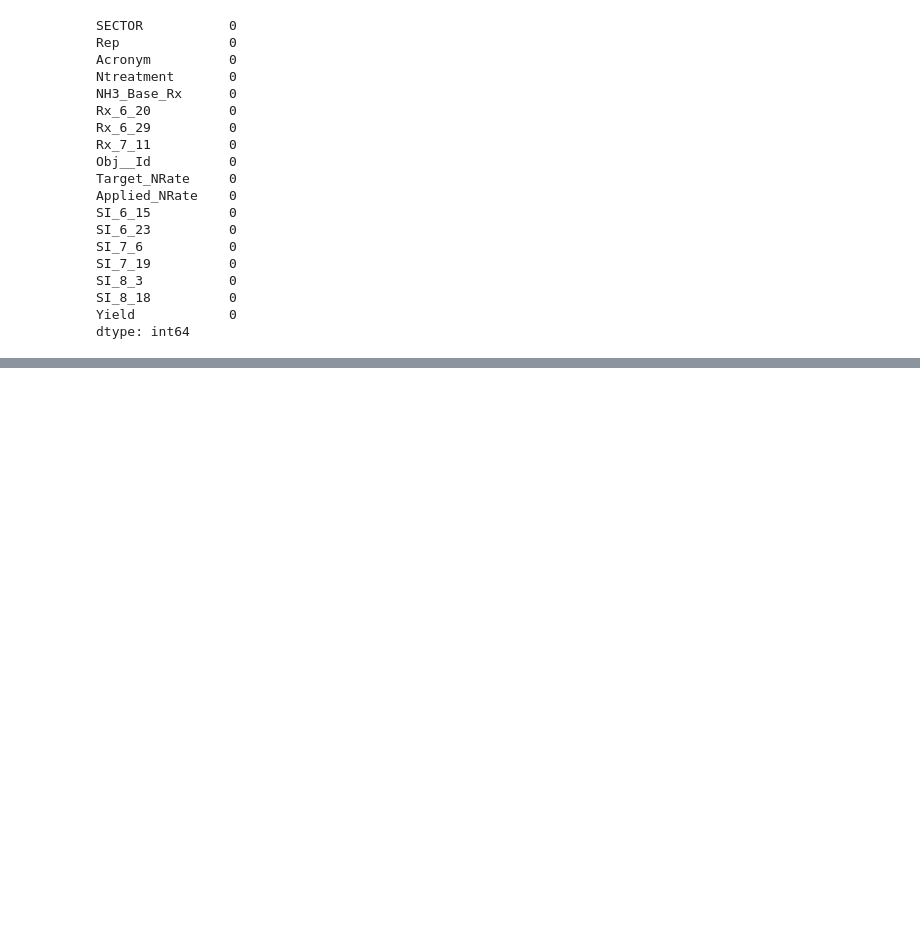
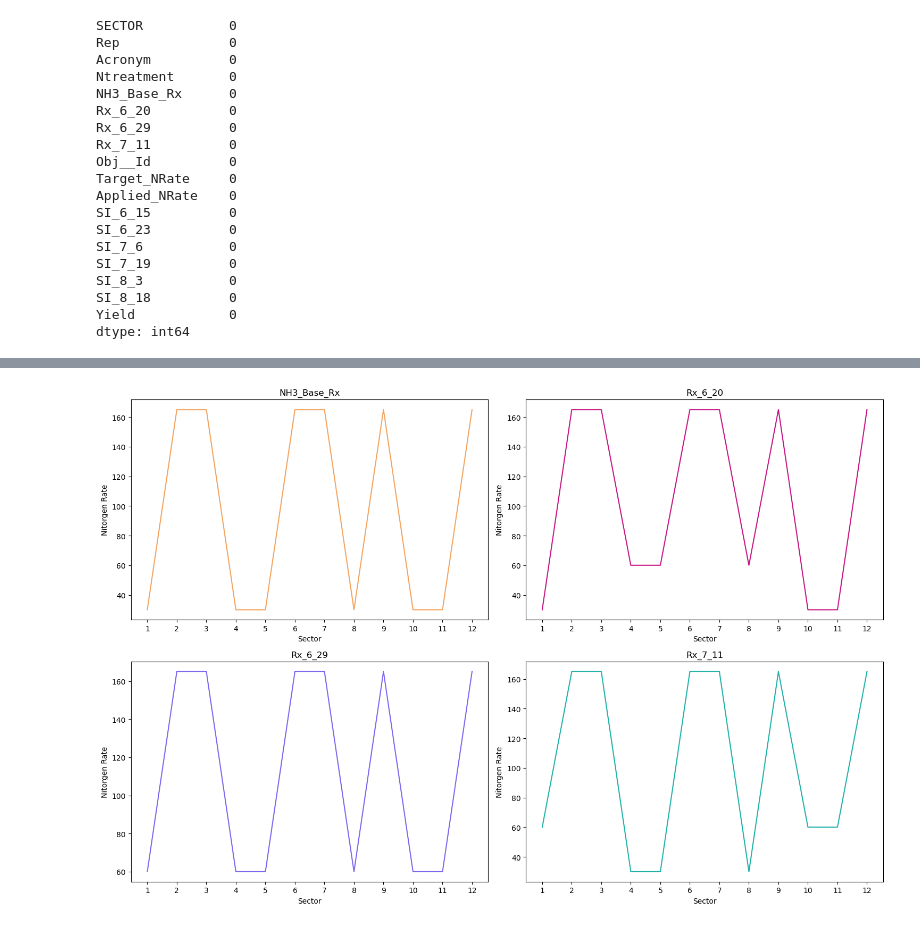
Before and after one commit to Gayara-Fernando/Summer_misc, a Jupyter notebook: Plots.ipynb, the cells around one changed output, grey strips where cells are left out. Cells and saved outputs as stored; diff of their text form; code cells hidden in the pictures; blank space fills up the shorter version.

```diff
--- a/Plots.ipynb
+++ b/Plots.ipynb
@@ -83,0 +111,22 @@ dtype: int64
+# %%
+# This plot is too crowded? Maybe create different subplots for different dates?
+fig, axs = plt.subplots(2, 2, figsize=(15,10))
+axs[0, 0].plot(sectors, CK_data['NH3_Base_Rx'], color = 'sandybrown')
+axs[0, 0].set_title('NH3_Base_Rx')
+axs[0, 1].plot(sectors, CK_data['Rx_6_20'], color = 'mediumvioletred')
+axs[0, 1].set_title('Rx_6_20')
+axs[1, 0].plot(sectors, CK_data['Rx_6_29'], color = 'mediumslateblue')
+axs[1, 0].set_title('Rx_6_29')
+axs[1, 1].plot(sectors, CK_data['Rx_7_11'],  color = 'lightseagreen')
+axs[1, 1].set_title('Rx_7_11')
+
+for ax in axs.flat:
+    ax.set_xticks(sectors)
+    ax.set_xlabel('Sector')
+    ax.set_ylabel('Nitorgen Rate')
+fig.tight_layout()
+
+plt.savefig("figures/Ditribution_of_nitrogen_individual.png")
+plt.show()
+# %% [output]
+[figure, added]
```
Also changed, not shown: parts of 8 cells of this notebook.
